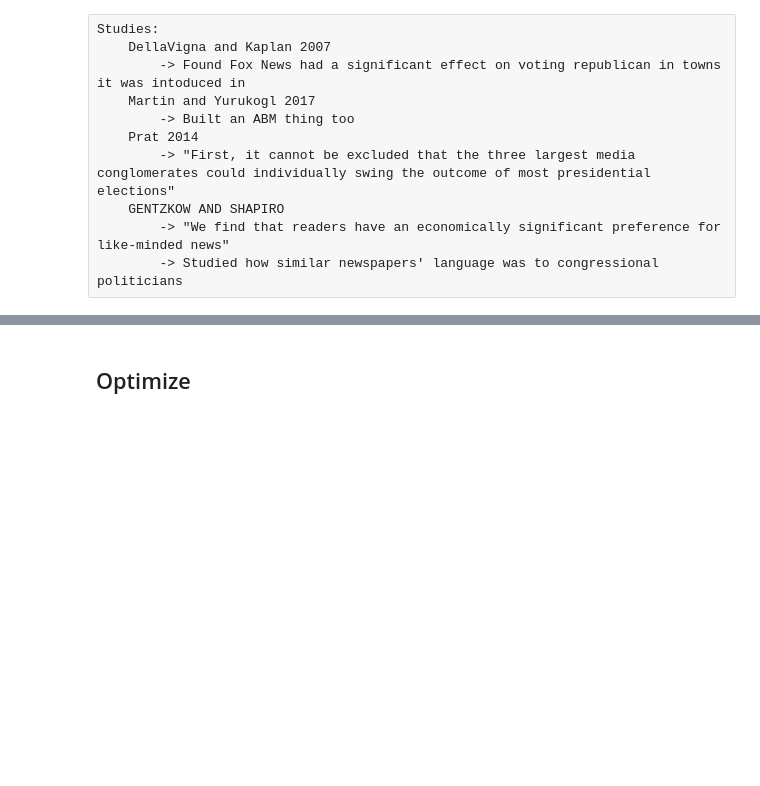
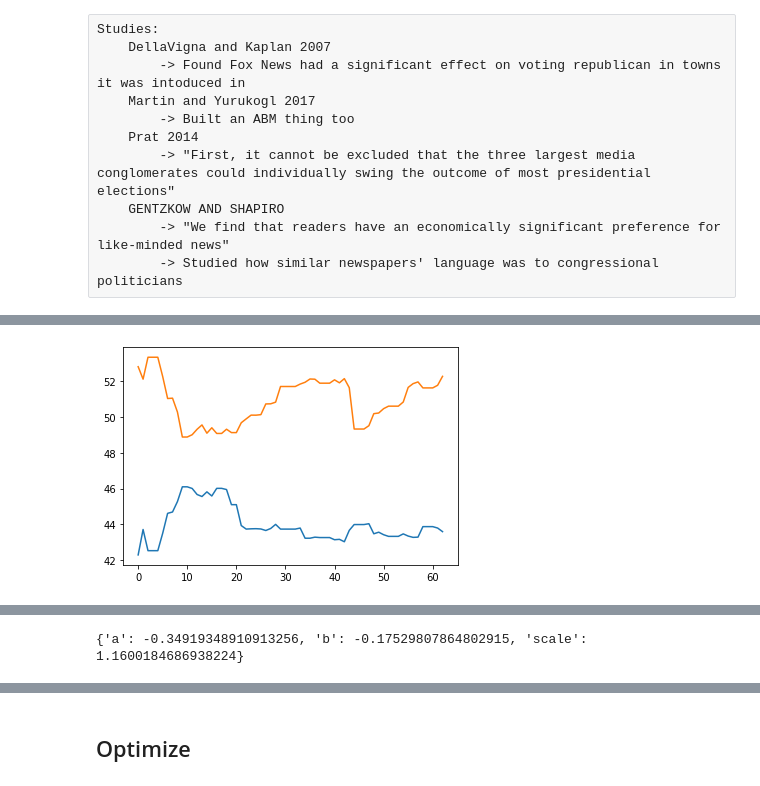
Before and after one commit to samerose12/Humor-Agent-Based-Model, a Jupyter notebook: Pew ABM.ipynb, the cells around one changed output, grey strips where cells are left out. Drawn from its saved outputs; the diff is of its cells as text; code cells hidden in the pictures; blank space fills up the shorter version.

Commit message:
update model

```diff
--- a/Pew ABM.ipynb
+++ b/Pew ABM.ipynb
@@ -827,0 +442,4 @@ for i in range(len(storage)):
+# %%
+polls = pd.read_csv('data/approval_topline.csv')
+polls = polls[polls['subgroup'] == 'Adults']
+polls
@@ -827,0 +460,13 @@ for i in range(len(storage)):
+# %%
+time = pd.to_datetime(polls['timestamp'])
+start = pd.to_datetime('3/18/20')
+end = pd.to_datetime('5/20/20')
+mask = (start < time) & (time < end)
+poll_app = polls['approve_estimate'][mask].values[::-1]
+poll_dis = polls['disapprove_estimate'][mask].values[::-1]
+plt.plot(poll_app)
+plt.plot(poll_dis)
+plt.show()
+time[mask]
+# %% [output]
+[figure, added]
@@ -827,0 +485,31 @@ for i in range(len(storage)):
+# %%
+@njit('f8(f8[:], f8, f8)', nogil=True)
+def tune_approval_percent(aav, a, b):
+
+    total = len(aav)
+    disapprove = 100*len(np.nonzero(aav < a)[0])/total
+    approve = 100*len(np.nonzero(aav > b)[0])/total
+    no_op = 100 - approve - disapprove
+    loss = abs(disapprove - poll_dis[0])**2
+    loss += abs(approve - poll_app[0])**2
+    loss += abs(no_op - (100 - poll_dis[0] - poll_app[0]))**2
+    loss /= 3
+    return loss
+
+def wrapper(args):
+    scale, a, b = args['scale'], args['a'], args['b']
+    model = Model(media_outlets, media_distributions, approval_distributions, party_distributions, sm_distributions, weights_by_cat)
+    aav = model.agent_approval_values * scale
+    return tune_approval_percent(aav, a, b)
+
+
+space = {
+    'scale': hp.uniform('scale', 0, 1.5),
+    'a': hp.uniform('a', -1, 0.5),
+    'b' : hp.uniform('b', -0.5, 1),
+}
+
+best = fmin(wrapper, space, algo=tpe.suggest, max_evals=100)
+print(best)
+# %% [output]
+{'a': -0.34919348910913256, 'b': -0.17529807864802915, 'scale': 1.1600184686938224}
```
Also changed, not shown: parts of 39 cells of this notebook, 6 other files.
